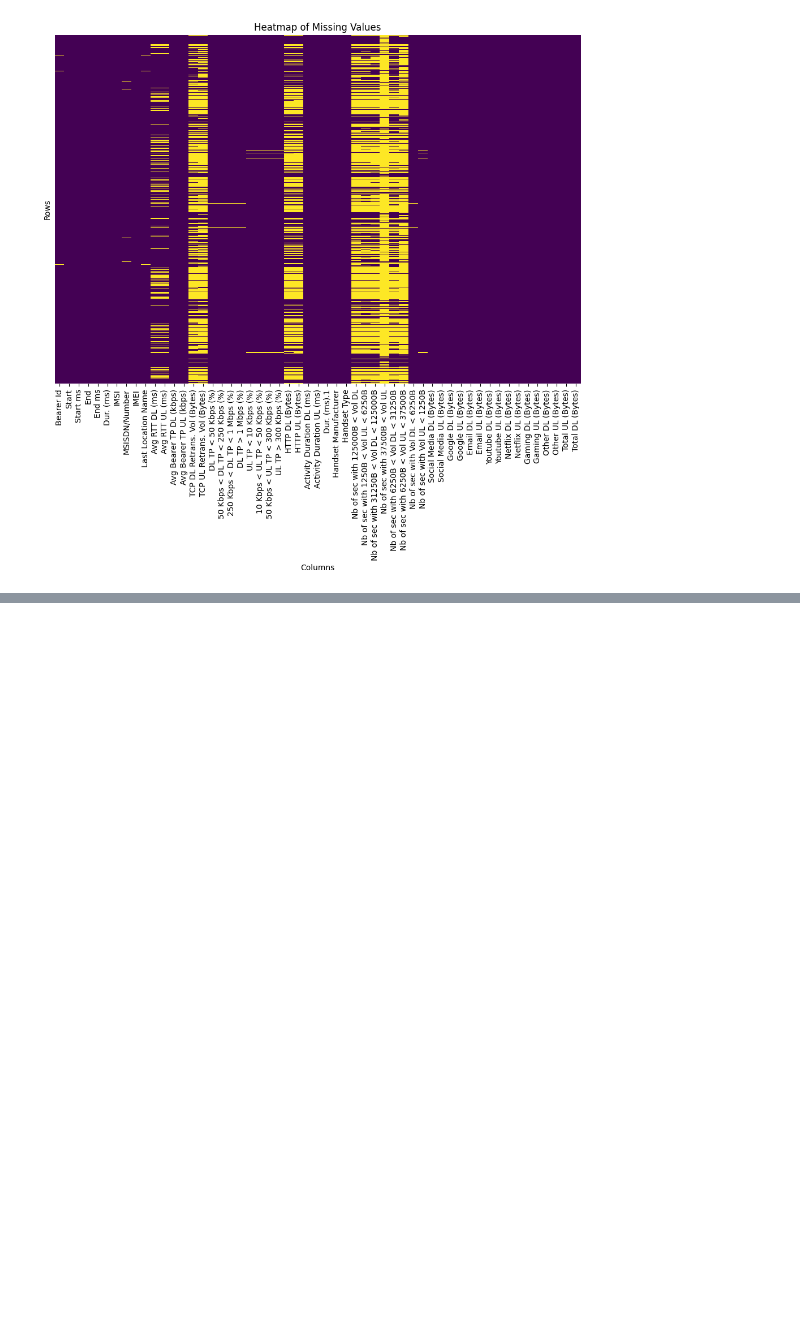
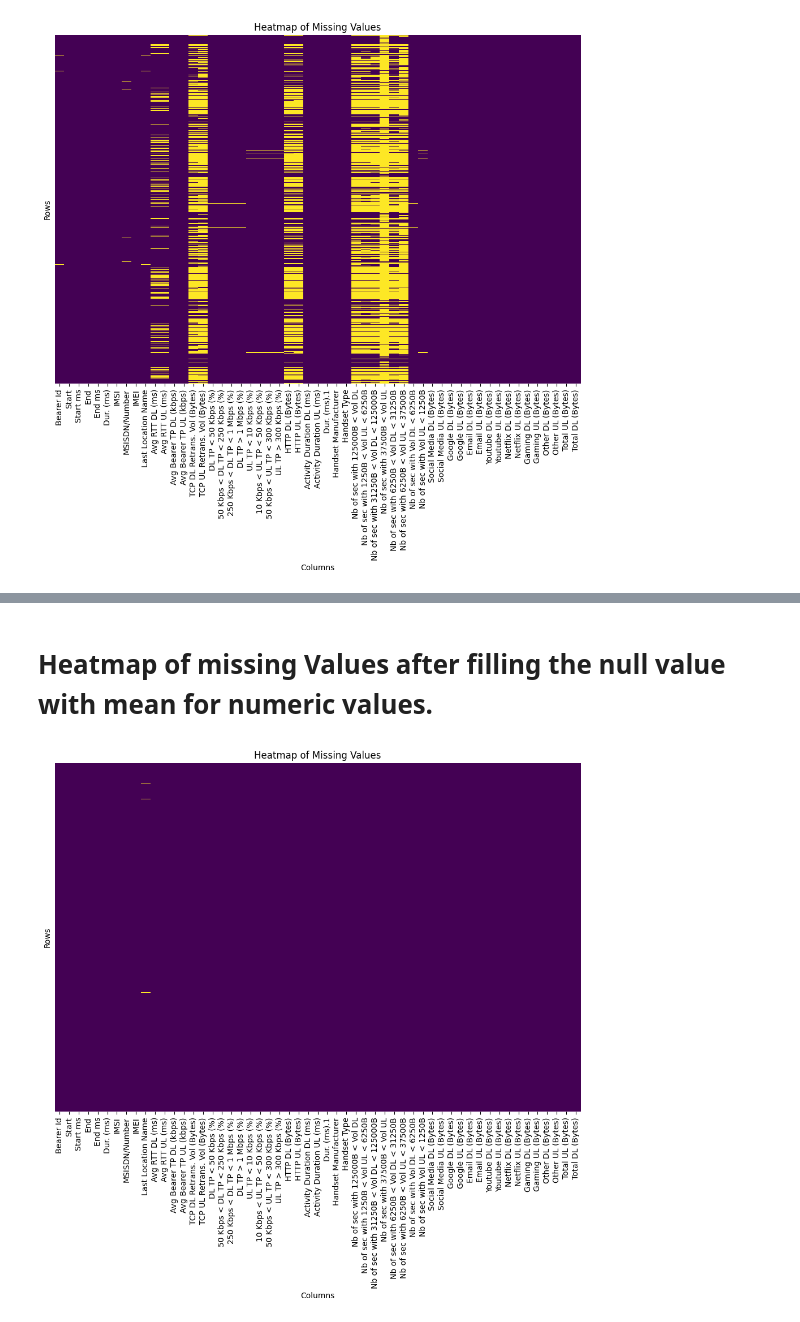
Before and after one commit to Ermi23/Telecom-Analysis, a Jupyter notebook: notebooks/overview_and_engagment_analysis.ipynb, the cells around one changed output, grey strips where cells are left out. Drawn from its saved outputs; the diff is of its cells as text; code cells hidden in the pictures; blank space fills up the shorter version.

```diff
--- a/notebooks/overview_and_engagment_analysis.ipynb
+++ b/notebooks/overview_and_engagment_analysis.ipynb
@@ -173,0 +205,6 @@ analysis.plot_missing_values_heatmap()
+# %% [markdown]
+# Heatmap of missing Values after filling the null value with mean for numeric values.
+# %%
+analysis.plot_missing_values_heatmap()
+# %% [output]
+[figure, added]
```
Also changed, not shown: parts of 27 cells of this notebook, 1 other file.
